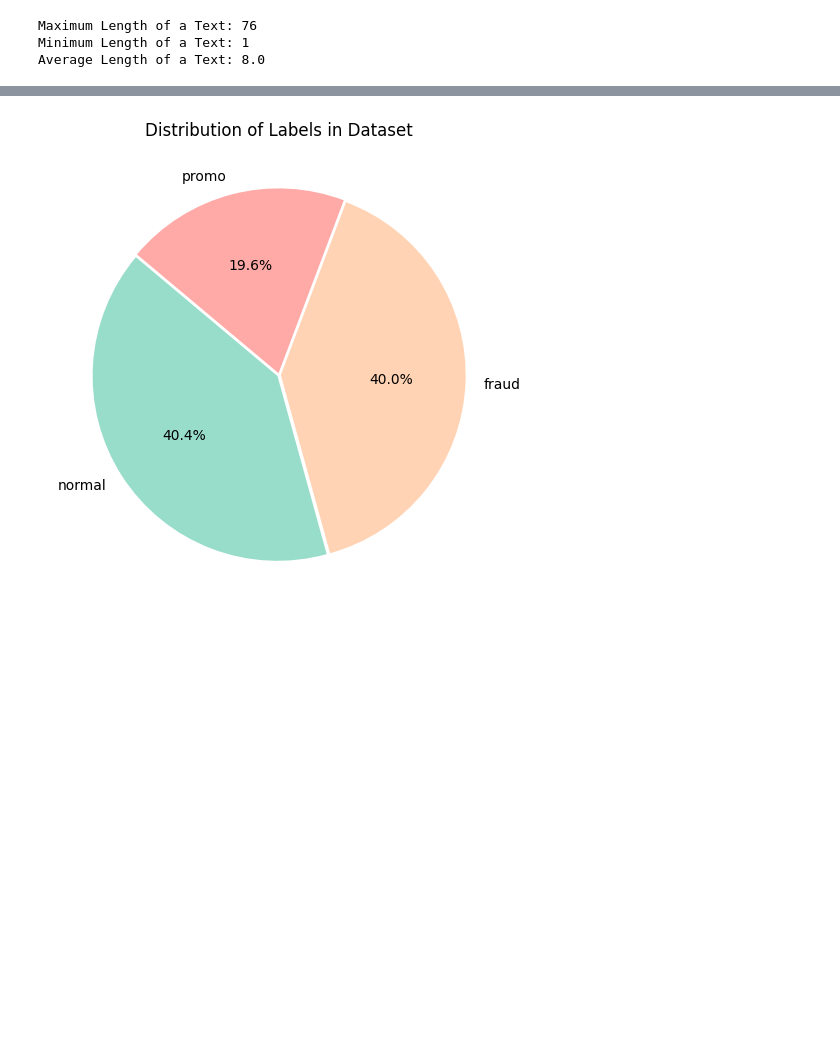
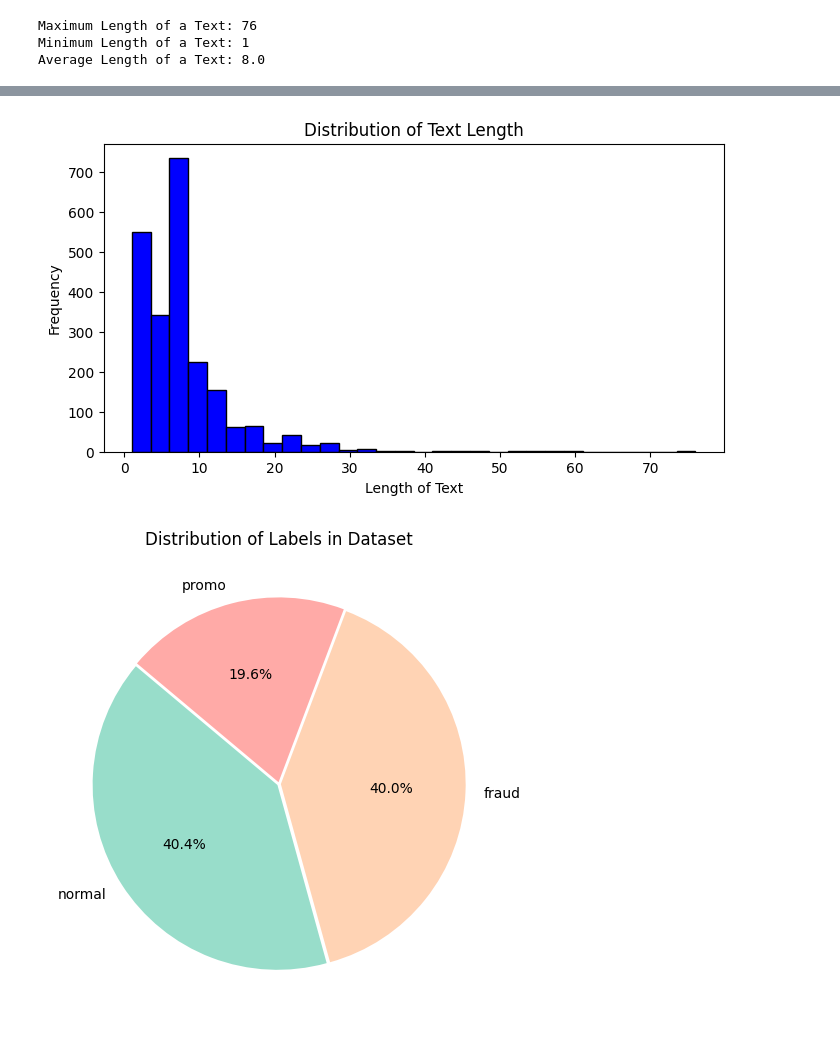
Before and after one commit to S4DIB/bengali-sms-fraud-detection-using-supervised-learning, a Jupyter notebook: Bengali Sms Fraud Detection.ipynb, the cells around one changed output, grey strips where cells are left out. Drawn from its saved outputs; the diff is of its cells as text; code cells hidden in the pictures; blank space fills up the shorter version.

```diff
--- a/Bengali Sms Fraud Detection.ipynb
+++ b/Bengali Sms Fraud Detection.ipynb
@@ -200,3 +241,13 @@ Average Length of a Text: 8.0
+# %%
+# Histogram for the 'length' feature
+plt.figure(figsize=(8, 4))
+plt.hist(dataset['length'], bins=30, color='blue', edgecolor='black')
+plt.title('Distribution of Text Length')
+plt.xlabel('Length of Text')
+plt.ylabel('Frequency')
+plt.show()
+# %% [output]
+[figure, added]
 # %%
 label_counts = data['Label'].value_counts()
 
```
Also changed, not shown: parts of 22 cells of this notebook.
